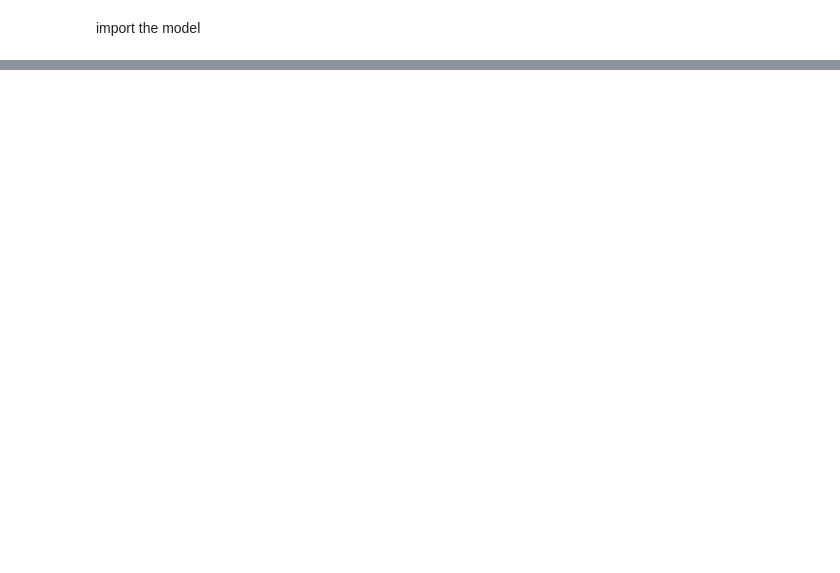
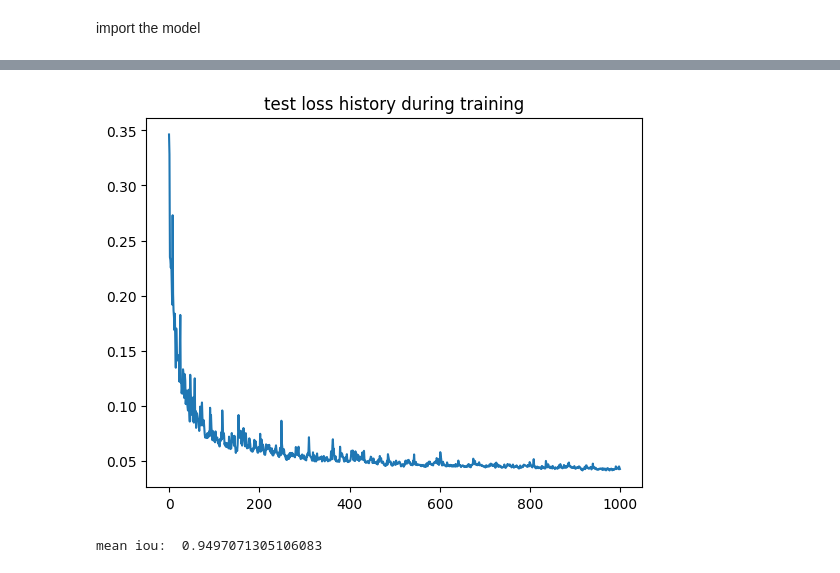
Before and after one commit to leonardopesce/Computer_Vision_CIE6004_CUHKsz, a Jupyter notebook: PotraitNet/train.ipynb, the cells around one changed output, grey strips where cells are left out. Saved outputs shown, nothing was run; the diff lists cells and outputs as text; code cells hidden in the pictures; blank space fills up the shorter version.

```diff
--- a/PotraitNet/train.ipynb
+++ b/PotraitNet/train.ipynb
@@ -171,11 +178,0 @@ def train(dataLoader, netmodel, optimizer, epoch, exp_args):
-# %%
-def calcIOU(img, mask):
-    sum1 = img + mask
-    sum1[sum1>0] = 1
-    sum2 = img + mask
-    sum2[sum2<2] = 0
-    sum2[sum2>=2] = 1
-    if np.sum(sum1) == 0:
-        return 1
-    else:
-        return 1.0*np.sum(sum2)/np.sum(sum1)
@@ -360,0 +343,10 @@ evaluate(dataLoader_test, netmodel)
+# %%
+plt.title("test loss history during training")
+plt.plot(range(len(loss_history)), loss_history)
+plt.show()
+# %% [output]
+[figure, added]
+# %%
+print("mean iou: ", 1 - test(dataLoader_eval, netmodel, optimizer, 0, args))
+# %% [output]
+mean iou:  0.9497071305106083
```
Also changed, not shown: parts of 16 cells of this notebook, 34 other files.
